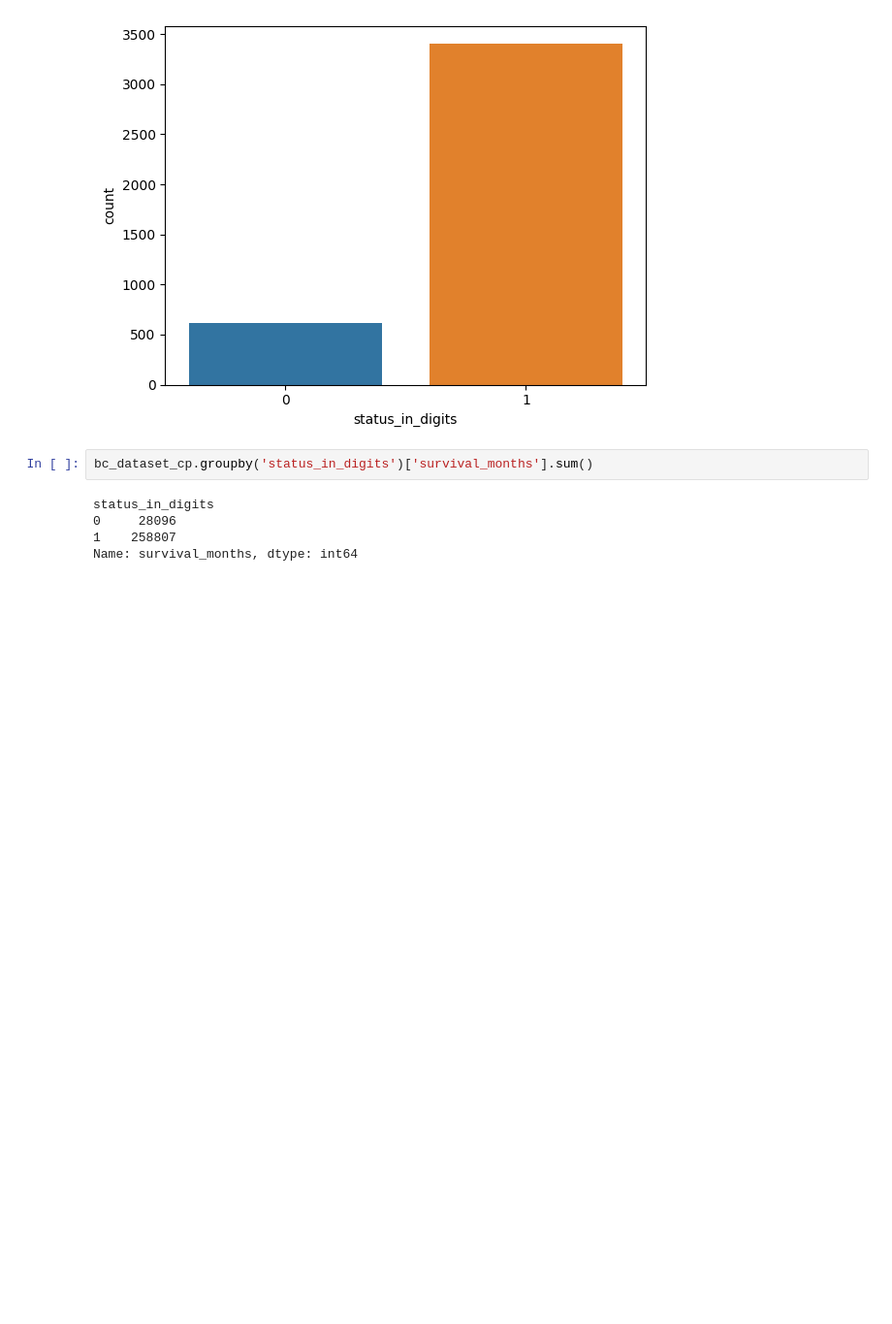
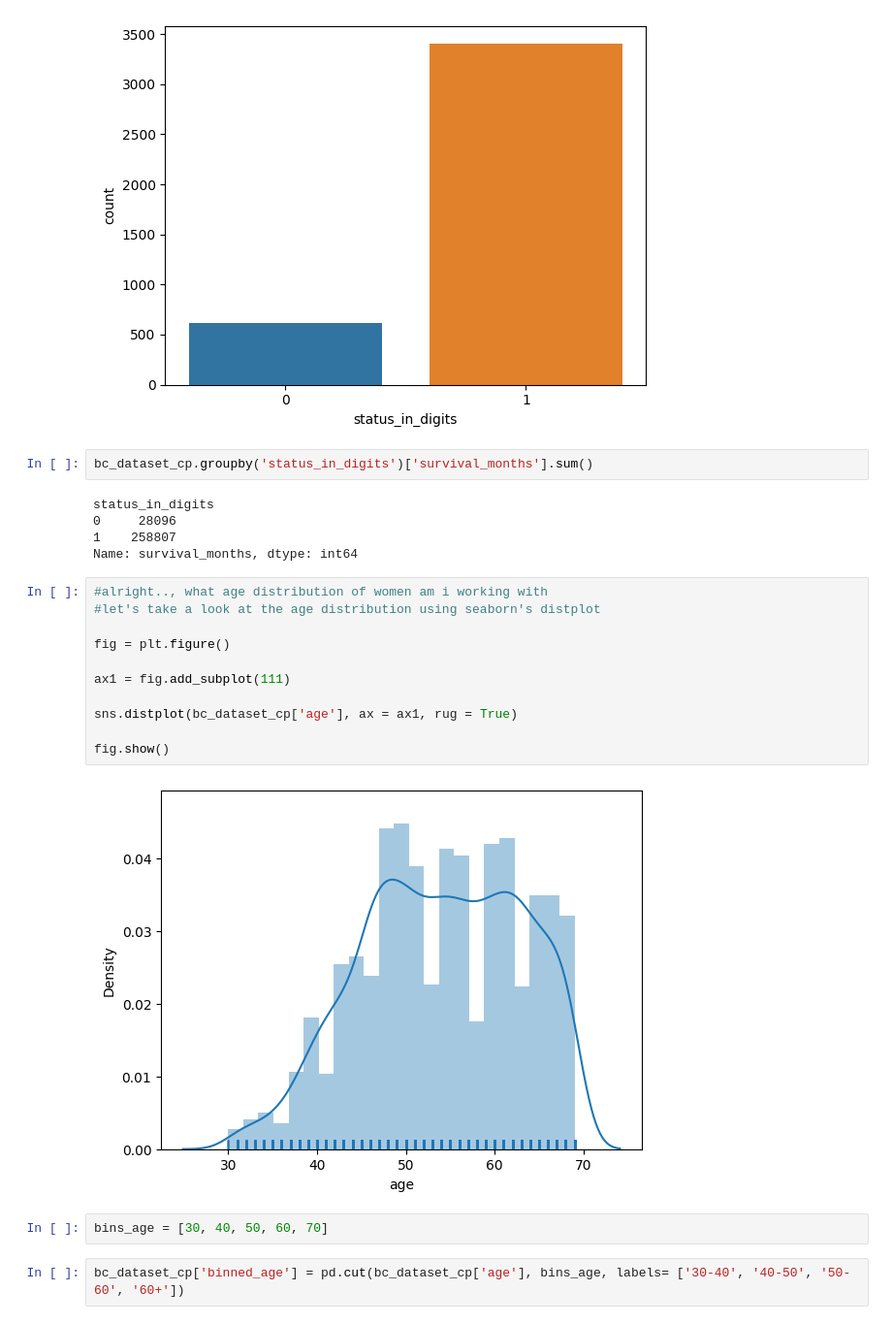
Before and after one commit to richwej/eda_projects, a Jupyter notebook: Project 2 - Breast Cancer/breast_cancer_eda.ipynb, the cells around one changed output. Shown at 97% size. Cells and saved outputs as stored; diff of their text form; blank space fills up the shorter version.

```diff
--- a/Project 2 - Breast Cancer/breast_cancer_eda.ipynb
+++ b/Project 2 - Breast Cancer/breast_cancer_eda.ipynb
@@ -181,3 +155,20 @@ status_in_digits
 0     28096
 1    258807
 Name: survival_months, dtype: int64
+# %%
+#alright.., what age distribution of women am i working with
+#let's take a look at the age distribution using seaborn's distplot
+
+fig = plt.figure()
+
+ax1 = fig.add_subplot(111)
+
+sns.distplot(bc_dataset_cp['age'], ax = ax1, rug = True)
+
+fig.show()
+# %% [output]
+[figure, added]
+# %%
+bins_age = [30, 40, 50, 60, 70]
+# %%
+bc_dataset_cp['binned_age'] = pd.cut(bc_dataset_cp['age'], bins_age, labels= ['30-40', '40-50', '50-60', '60+'])
```
Also changed, not shown: parts of 24 cells of this notebook.
